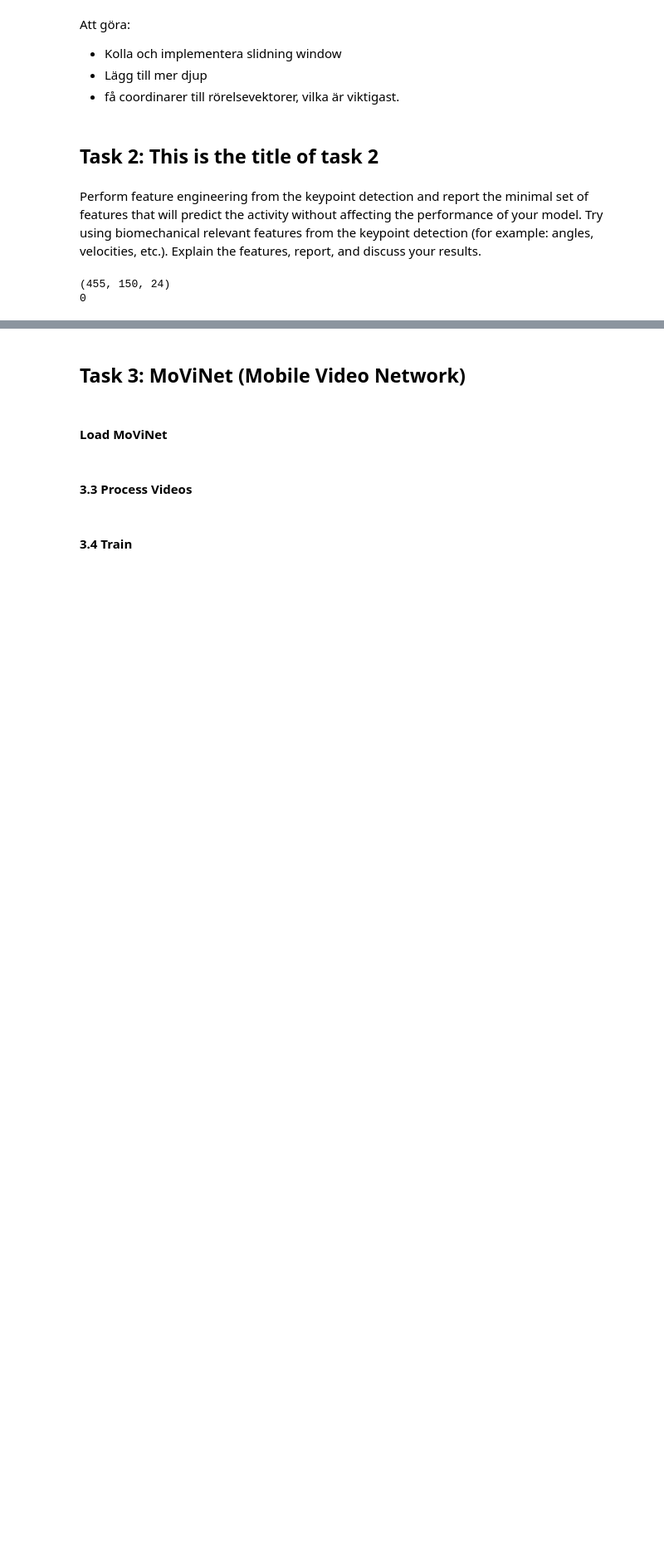
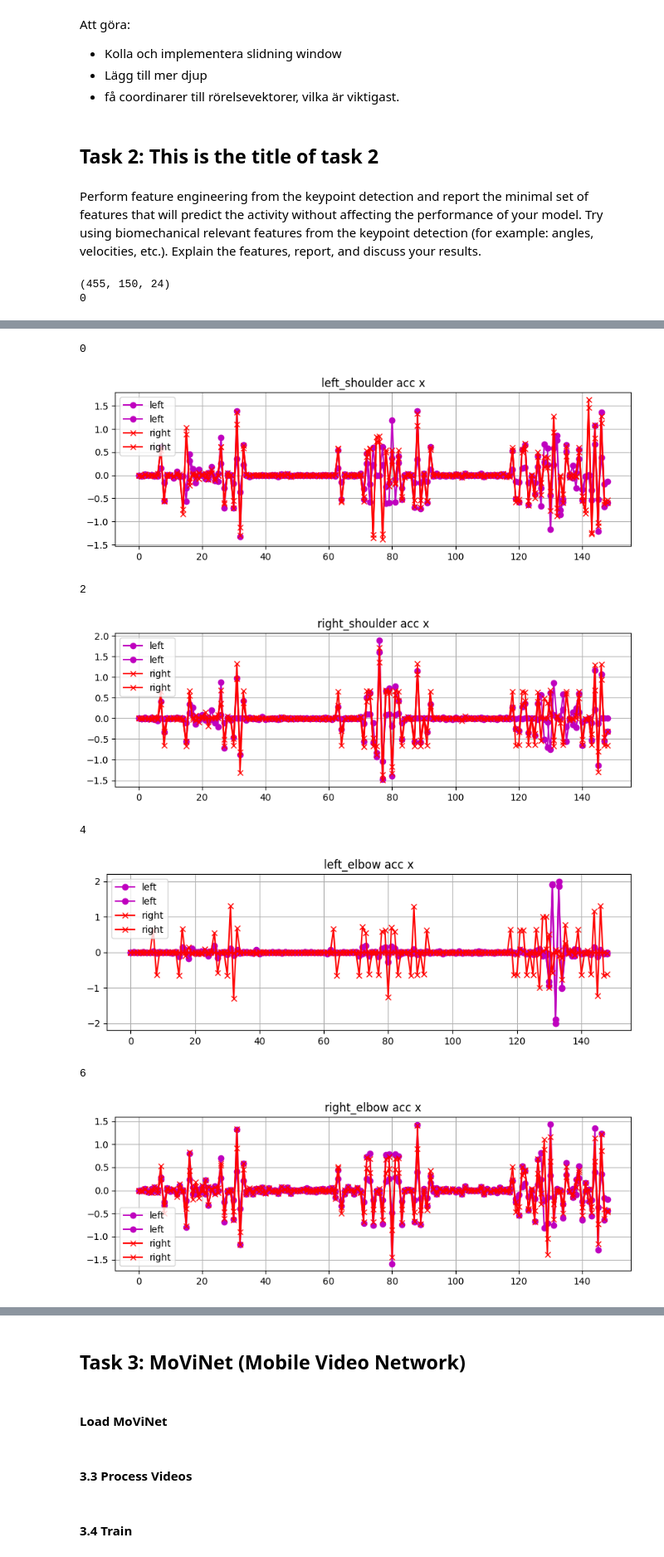
Before and after one commit to linahagberg/Assignment_4_Lina_Ella, a Jupyter notebook: Lina_Ella__assingment4.ipynb, the cells around one changed output, grey strips where cells are left out. Shown: that part at 83% size. Drawn from its saved outputs; the diff is of its cells as text; code cells hidden in the pictures; blank space fills up the shorter version.

```diff
--- a/Lina_Ella__assingment4.ipynb
+++ b/Lina_Ella__assingment4.ipynb
@@ -698,11 +698,12 @@ def get_joint_angle(keypoints, bodypart_1,bodypart_2,bodypart_3):
     samples = keypoints.shape[0]
     angles = np.zeros((samples,1))
 
+    for idx, keypt in enumerate(keypoints):
 
-    for idx, keypt in enumerate(keypoints):
         key_1 = keypt[bodypart_1,:]
         key_2 = keypt[bodypart_2,:]
         key_3 = keypt[bodypart_3,:]
+
 
         vec_1 = compute_vector(key_1,key_2 )
         vec_2 = compute_vector(key_3,key_2 )
@@ -791,7 +792,13 @@ def compute_acceleration(position):
         acceleration: np array shape (n_frames, 2) where acceleration[i] = (x,y) in pixels/frame^2
     '''
     velocity = compute_velocity(position)
-    acceleration = compute_velocity(velocity)
+
+    # Beräkna förändring i hastighet (delta velocity)
+    acceleration = np.diff(velocity, axis=0)
+
+    # Lägg till en rad med noll för att hålla samma längd på data (första frame har ingen acceleration)
+    acceleration = np.vstack([np.zeros((1, 2)), acceleration])
+
     return acceleration
 # %%
 print(X_normalized_bbox.shape)
@@ -837,35 +870,52 @@ for idx,sample in enumerate(X_body):
 # %%
 #getting velocity and acceleration from the points
+def comp_something(feature,X):
+    (num_videos,seq_length, points) = X.shape
+    value_all = np.zeros((num_videos,seq_length-1,int(points/2),2))
+    feature_name = []
 
+    for idx,video in enumerate(X):
+
+        reshaped_sample = video.reshape(seq_length, int(points/2), 2)
+        feature_video = np.zeros((seq_length-1,int(points/2),2))
+
+        for i in range(reshaped_sample.shape[1]):
+            sample = reshaped_sample[:, i, :]
+            if feature == 'vel':
+                feat = compute_velocity(sample)
+            elif feature == 'acc':
+                feat = compute_acceleration(sample)
+
+            feature_video[:, i, :] = feat
+
+            if idx == 0:
+                label = next((key for key, value in KEYPOINT_DICT.items() if value == i+5), None)
+                feature_name.append(label + feature +' x')
+                feature_name.append(label + feature + ' y')
+
+        value_all[idx] = feature_video
+    return value_all, feature_name
+
+vel_all,vel_name = comp_something('vel',X_normalized_bbox)
+acc_all,acc_name = comp_something('acc',X_normalized_bbox)
 (num_videos,seq_length, points) = X_normalized_bbox.shape
-vel_all = np.zeros((num_videos,seq_length-1,int(points/2),2))
-acc_all = np.zeros((num_videos,seq_length-2,int(points/2),2))
-vel_name = []
-acc_name = []
-for idx,video in enumerate(X_normalized_bbox):
-    reshaped_sample = video.reshape(seq_length, int(points/2), 2)
-    vel_video = np.zeros((seq_length-1,int(points/2),2))
-    acc_video = np.zeros((seq_length-2,int(points/2),2))
-    for i in range(reshaped_sample.shape[1]):
-        sample = reshaped_sample[:, i, :]
-        velocity = compute_velocity(sample)
-        acceleration = compute_acceleration(sample)
-        vel_video[:, i, :] = velocity
-        acc_video[:, i, :] = acceleration
-        if idx == 0:
-            label = next((key for key, value in KEYPOINT_DICT.items() if value == i+4), None)
-            vel_name.append(label + ' vel x')
-            vel_name.append(label + ' vel y')
-            acc_name.append(label + ' acc x')
-            acc_name.append(label + ' acc y')
-
-
-
-    vel_all[idx] = vel_video
+test1 = acc_all[100]
+for i in range(0,test1.shape[1],2):
+    print(i)
+    print_plot_of_keypoint(test1[:,i],test1[:,i+1],acc_name[i])
 
 vel_all = vel_all.reshape(num_videos,seq_length-1, points)
-acc_all = acc_all.reshape(num_videos,seq_length-2, points)
+acc_all = acc_all.reshape(num_videos,seq_length-1, points)
 
 # padding to get the velocity in shape (455, 150, 26) and not (455,149,26)
 padded_vel = np.pad(vel_all, ((0, 0), (0, 1), (0, 0)), mode='constant', constant_values=0)
-padded_acc = np.pad(acc_all, ((0, 0), (0, 2), (0, 0)), mode='constant', constant_values=0)
+padded_acc = np.pad(acc_all, ((0, 0), (0, 1), (0, 0)), mode='constant', constant_values=0)
+# %% [output]
+0
+[figure, added]
+2
+[figure, added]
+4
+[figure, added]
+6
+[figure, added]
```
Also changed, not shown: parts of 20 cells of this notebook.
